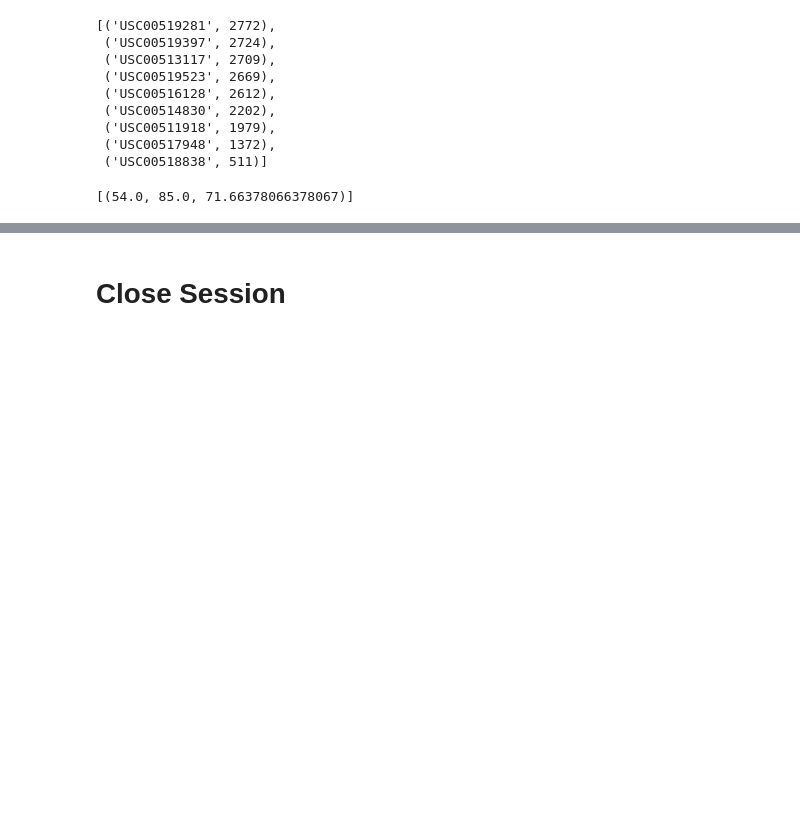
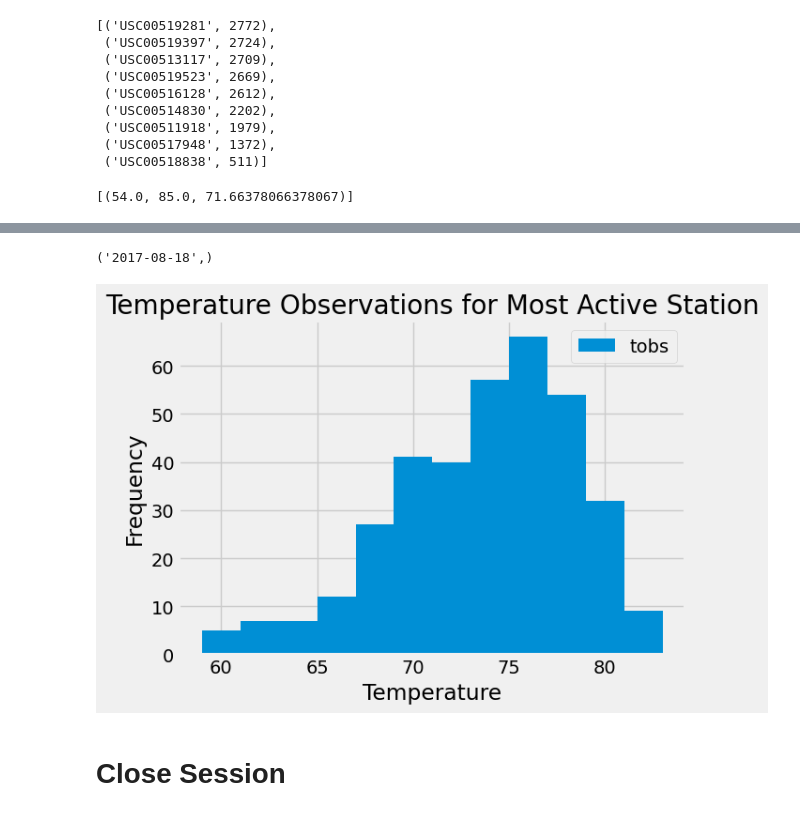
Before and after one commit to IrynaVitkovych/sqlalchemy-challenge, a Jupyter notebook: SurfsUp/climate_starter.ipynb, the cells around one changed output, grey strips where cells are left out. Cells and saved outputs as stored; diff of their text form; code cells hidden in the pictures; blank space fills up the shorter version.

```diff
--- a/SurfsUp/climate_starter.ipynb
+++ b/SurfsUp/climate_starter.ipynb
@@ -107,3 +136,35 @@ Text(0.5, 4.183333333333314, 'Temperature')
+# %%
+# Find the most recent date in the data set for the most active station id
+date_station = session.query(measurement.date).\
+    filter(measurement.station == 'USC00519281').\
+        order_by(measurement.date.desc()).first()
+date_station
+# %% [output]
+('2017-08-18',)
+# %%
+# Using the most active station id
+# Query the last 12 months of temperature observation data for this station and plot the results as a histogram
+date_year_ago_station = dt.date(2017, 8, 18) - dt.timedelta(days=365)
+
+# Query the temperature observations for the most active station within the last 12 months
+results = session.query(measurement.tobs).\
+    filter(measurement.station == 'USC00519281').\
+    filter(measurement.date >= date_year_ago_station).\
+    filter(measurement.date <= dt.date(2017, 8, 18)).all()
+
+# Convert the query results into a list
+temperatures = [result[0] for result in results]
+
+# Use Pandas Plotting with Matplotlib to plot the data
+plt.hist(temperatures, bins=12, label='tobs')
+plt.xlabel('Temperature')
+plt.ylabel('Frequency')
+plt.title('Temperature Observations for Most Active Station')
+plt.legend(loc='best')
+plt.tight_layout()
+plt.show()
+# %% [output]
+[figure, added]
 # %% [markdown]
 # Close Session
 # %%
```
Also changed, not shown: parts of 9 cells of this notebook.
